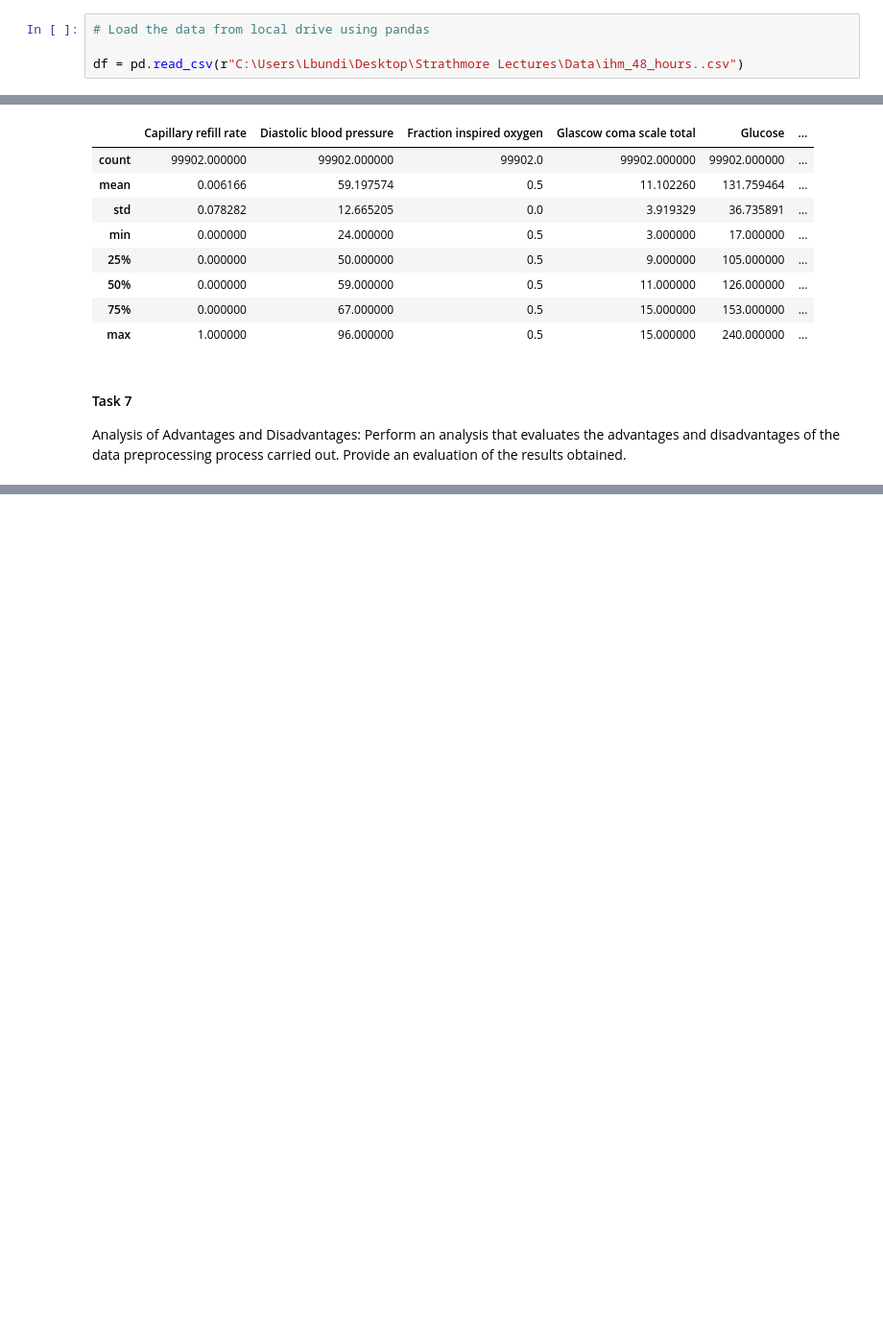
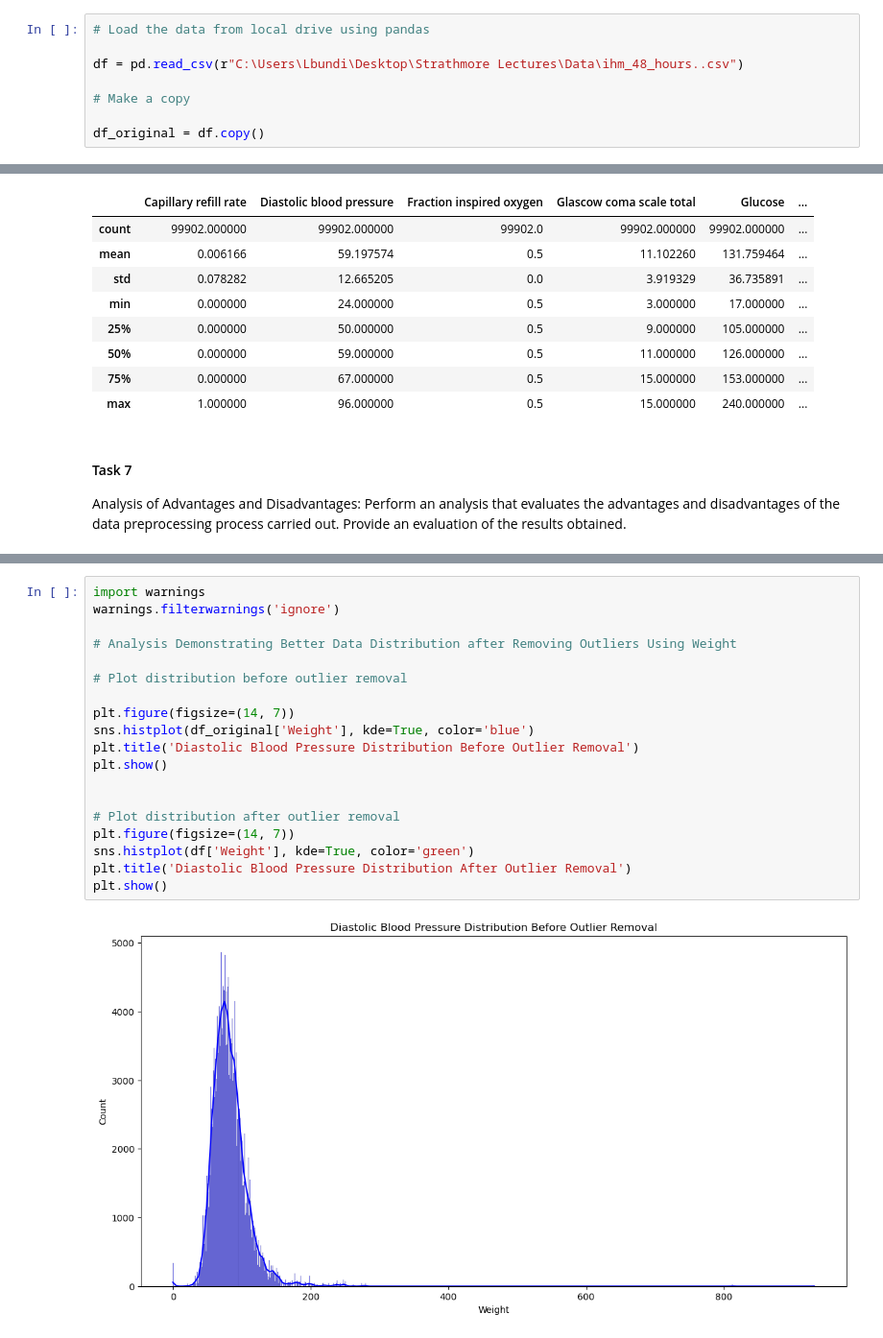
Before and after one commit to JavierSerranoGarcia/AML_notebooks, a Jupyter notebook: 02_ass_data_preprocessing.ipynb, the cells around one changed output, grey strips where cells are left out. Shown: that part at 96% size. Saved outputs shown, nothing was run; the diff lists cells and outputs as text; blank space fills up the shorter version.

```diff
--- a/02_ass_data_preprocessing.ipynb
+++ b/02_ass_data_preprocessing.ipynb
@@ -15,6 +15,10 @@ import numpy as np
 # Load the data from local drive using pandas
 
 df = pd.read_csv(r"C:\Users\Lbundi\Desktop\Strathmore Lectures\Data\ihm_48_hours..csv")
+
+# Make a copy
+
+df_original = df.copy()
 # %%
 # Display the first five rows to familiarize with data
 df.head()
@@ -358,0 +379,21 @@ Advantage
+# %%
+import warnings
+warnings.filterwarnings('ignore')
+
+# Analysis Demonstrating Better Data Distribution after Removing Outliers Using Weight
+
+# Plot distribution before outlier removal
+
+plt.figure(figsize=(14, 7))
+sns.histplot(df_original['Weight'], kde=True, color='blue')
+plt.title('Diastolic Blood Pressure Distribution Before Outlier Removal')
+plt.show()
+
+
+# Plot distribution after outlier removal
+plt.figure(figsize=(14, 7))
+sns.histplot(df['Weight'], kde=True, color='green')
+plt.title('Diastolic Blood Pressure Distribution After Outlier Removal')
+plt.show()
+# %% [output]
+[figure, added]
```
Also changed, not shown: parts of 8 cells of this notebook.
